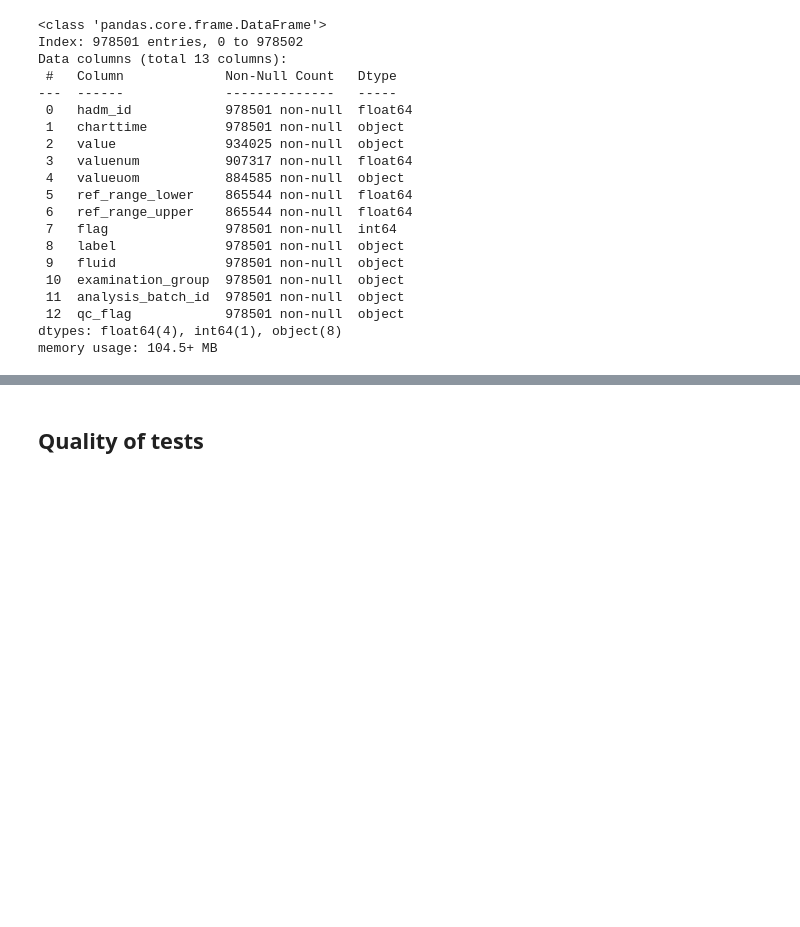
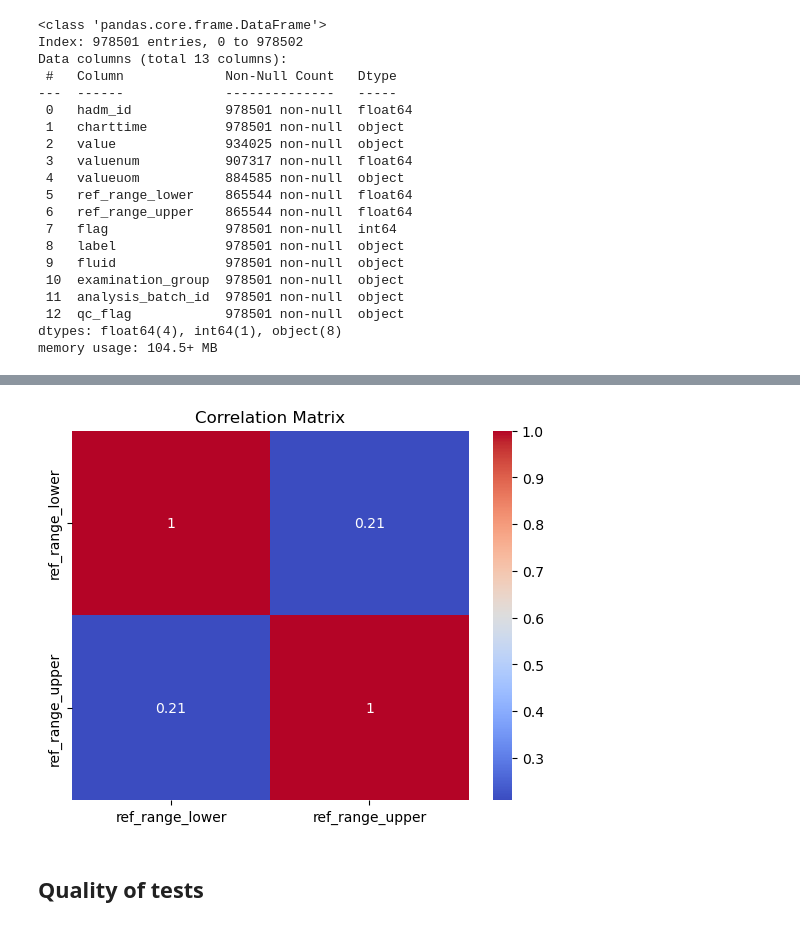
Before and after one commit to GabrieleGiannessi/DADH-project-2025-26, a Jupyter notebook: Tasks/1/Laboratory_events.ipynb, the cells around one changed output, grey strips where cells are left out. Drawn from its saved outputs; the diff is of its cells as text; code cells hidden in the pictures; blank space fills up the shorter version.

```diff
--- a/Tasks/1/Laboratory_events.ipynb
+++ b/Tasks/1/Laboratory_events.ipynb
@@ -228,3 +348,12 @@ memory usage: 104.5+ MB
+# %%
+import seaborn as sns
+import matplotlib.pyplot as plt
+corr = df[['ref_range_lower', 'ref_range_upper']].corr()
+sns.heatmap(corr, annot=True, cmap='coolwarm')
+plt.title("Correlation Matrix")
+plt.show()
+# %% [output]
+[figure, added]
 # %% [markdown]
 ## Quality of tests
 # %%
```
Also changed, not shown: parts of 39 cells of this notebook, 1 other file.
